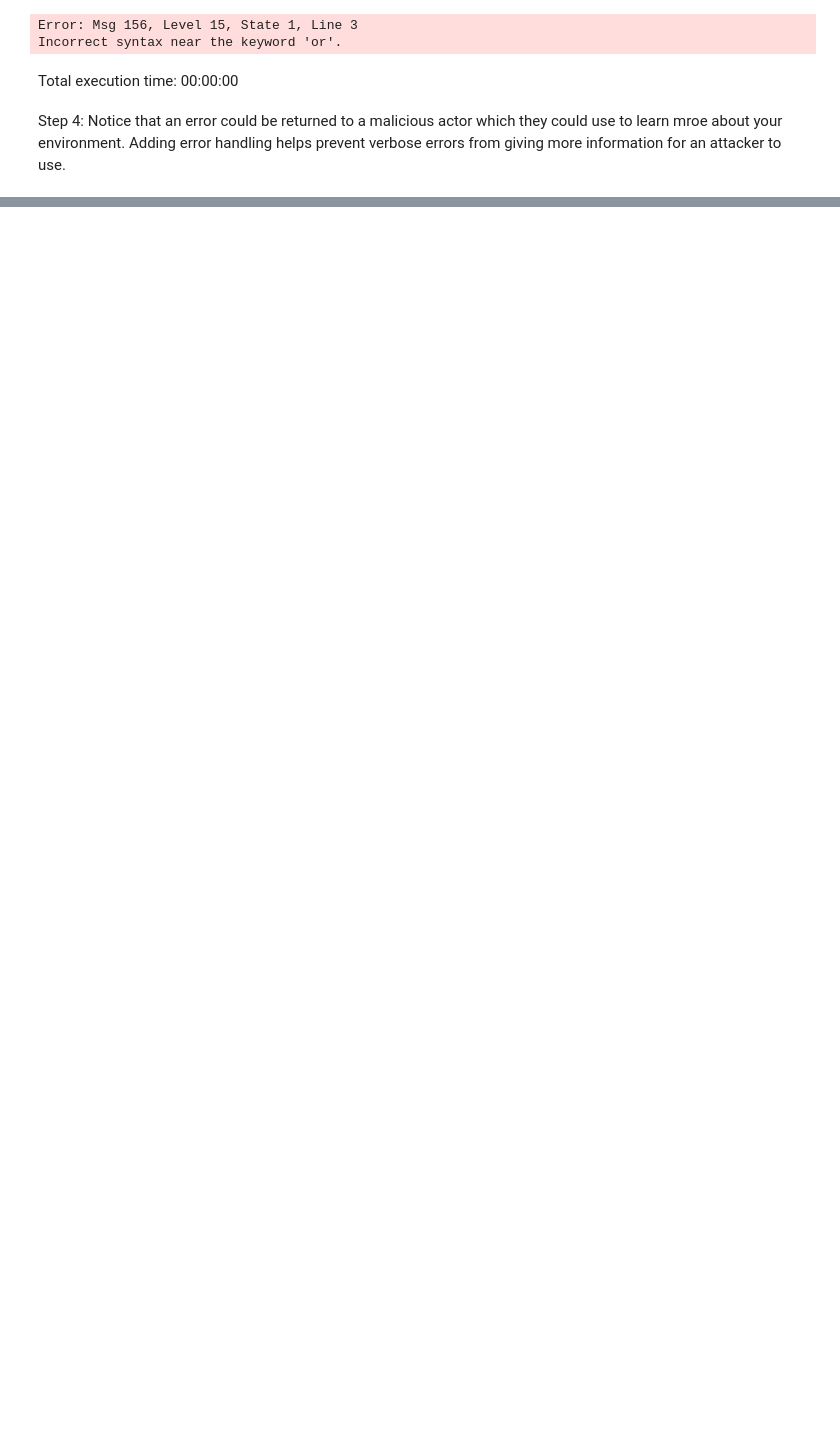
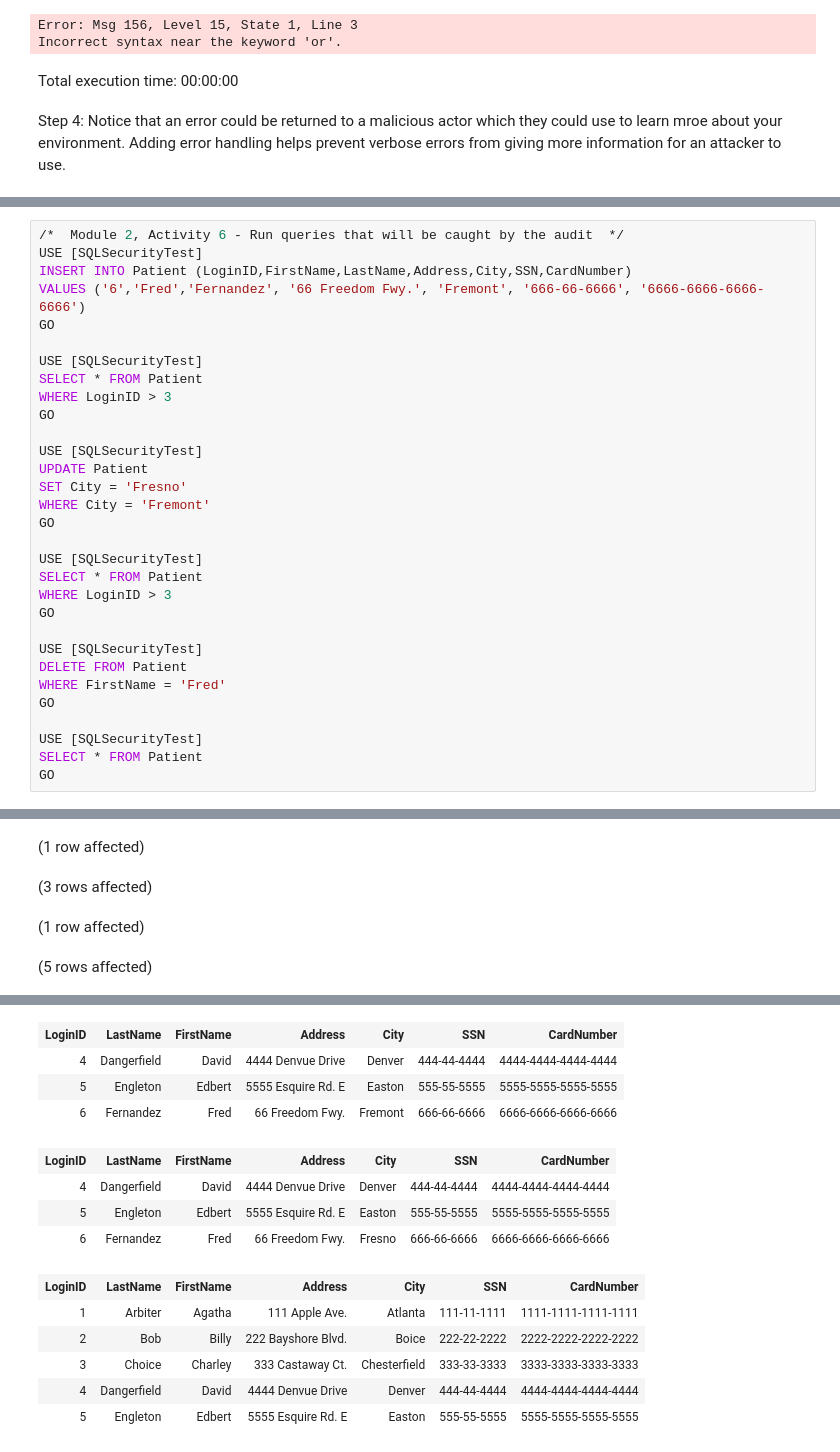
Before and after one commit to David-Seis/SecureYourAzureData, a Jupyter notebook: SQLSecurity/Security Audit Notebook.ipynb, the cells around one changed output, grey strips where cells are left out. Saved outputs shown, nothing was run; the diff lists cells and outputs as text; blank space fills up the shorter version.

```diff
--- a/SQLSecurity/Security Audit Notebook.ipynb
+++ b/SQLSecurity/Security Audit Notebook.ipynb
@@ -429,0 +572,32 @@ Total execution time: 00:00:00
+# %%
+/*  Module 2, Activity 6 - Run queries that will be caught by the audit  */
+USE [SQLSecurityTest]
+INSERT INTO Patient (LoginID,FirstName,LastName,Address,City,SSN,CardNumber)
+VALUES ('6','Fred','Fernandez', '66 Freedom Fwy.', 'Fremont', '666-66-6666', '6666-6666-6666-6666')
+GO
+
+USE [SQLSecurityTest]
+SELECT * FROM Patient
+WHERE LoginID > 3
+GO
+
+USE [SQLSecurityTest]
+UPDATE Patient
+SET City = 'Fresno'
+WHERE City = 'Fremont'
+GO
+
+USE [SQLSecurityTest]
+SELECT * FROM Patient
+WHERE LoginID > 3
+GO
+
+USE [SQLSecurityTest]
+DELETE FROM Patient
+WHERE FirstName = 'Fred'
+GO
+
+USE [SQLSecurityTest]
+SELECT * FROM Patient
+GO
+# %% [output]
@@ -429,0 +606,4 @@ Total execution time: 00:00:00
+(1 row affected)
+(3 rows affected)
+(1 row affected)
+(5 rows affected)
@@ -429,0 +611,14 @@ Total execution time: 00:00:00
+| LoginID | LastName | FirstName | Address | City | SSN | CardNumber |
+| 4 | Dangerfield | David | 4444 Denvue Drive | Denver | 444-44-4444 | 4444-4444-4444-4444 |
+| 5 | Engleton | Edbert | 5555 Esquire Rd. E | Easton | 555-55-5555 | 5555-5555-5555-5555 |
+| 6 | Fernandez | Fred | 66 Freedom Fwy. | Fremont | 666-66-6666 | 6666-6666-6666-6666 |
+| LoginID | LastName | FirstName | Address | City | SSN | CardNumber |
+| 4 | Dangerfield | David | 4444 Denvue Drive | Denver | 444-44-4444 | 4444-4444-4444-4444 |
+| 5 | Engleton | Edbert | 5555 Esquire Rd. E | Easton | 555-55-5555 | 5555-5555-5555-5555 |
+| 6 | Fernandez | Fred | 66 Freedom Fwy. | Fresno | 666-66-6666 | 6666-6666-6666-6666 |
+| LoginID | LastName | FirstName | Address | City | SSN | CardNumber |
+| 1 | Arbiter | Agatha | 111 Apple Ave. | Atlanta | 111-11-1111 | 1111-1111-1111-1111 |
+| 2 | Bob | Billy | 222 Bayshore Blvd. | Boice | 222-22-2222 | 2222-2222-2222-2222 |
+| 3 | Choice | Charley | 333 Castaway Ct. | Chesterfield | 333-33-3333 | 3333-3333-3333-3333 |
+| 4 | Dangerfield | David | 4444 Denvue Drive | Denver | 444-44-4444 | 4444-4444-4444-4444 |
+| 5 | Engleton | Edbert | 5555 Esquire Rd. E | Easton | 555-55-5555 | 5555-5555-5555-5555 |
```
Also changed, not shown: parts of 23 cells of this notebook, 1 other file.
